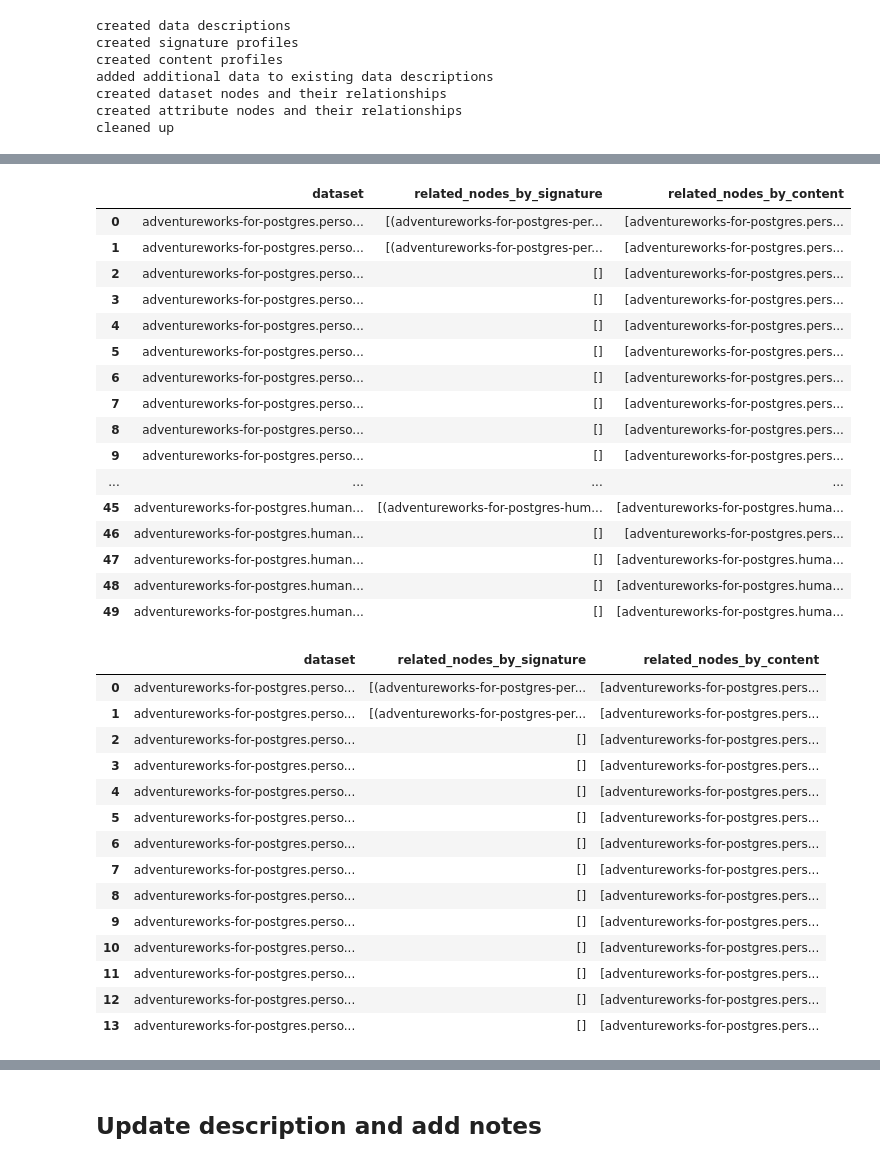
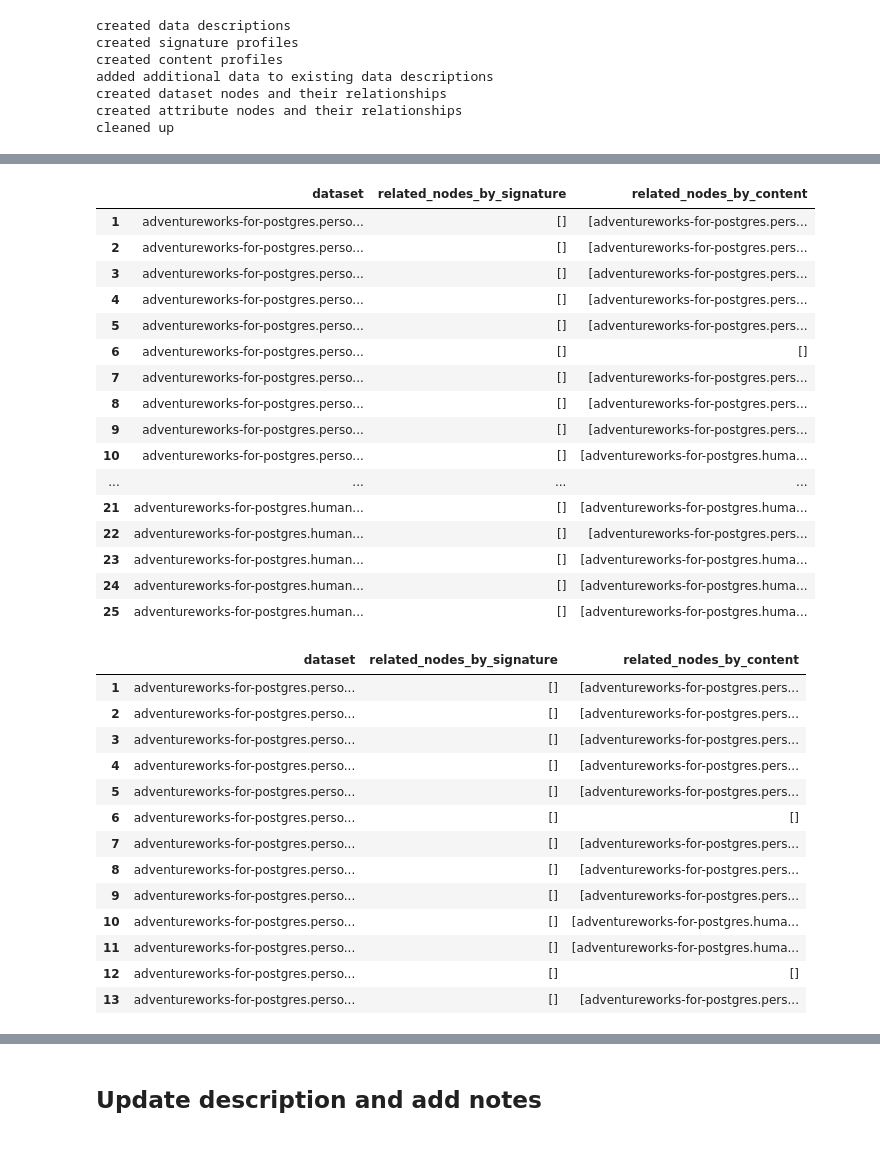
Before and after one commit to cdelmonte-zg/havel-datalake, a Jupyter notebook: havel.ipynb, the cells around one changed output, grey strips where cells are left out. Drawn from its saved outputs; the diff is of its cells as text; code cells hidden in the pictures.

```diff
--- a/havel.ipynb
+++ b/havel.ipynb
@@ -236,17 +242,6 @@ class SearchService:
         except Exception as e:
             if self.debug: print("Delete Index: %s", e)
 
-    def reset_all():
-        all_indices = self.driver.indices.get_alias().keys()
-        print ("\nAttempting to delete", len(all_indices), "indexes.")
-
-        for _index in all_indices:
-            try:
-                if "." not in _index: # avoid deleting indexes like `.kibana`
-                    self.driver.indices.delete(index=_index)
-                    if self.debug: print ("Successfully deleted:", _index)
-            except Exception as error:
-                if self.debug: print ('indices.delete error:', error, 'for index:', _index)
 
     def create_es_schema_signature(self):
         schema = {
@@ -1361,4 +1454,26 @@ def init_experiment_infra(data_to_load, env, reset_on_restart, debug):
     profiles = mainteinance_service.create_profiles(data_to_load)
     data_description_service.add_additional_data(profiles)
     mainteinance_service.update_graph()
+
+
+env = 'dev'
+debug = False
+test_results_directory = './test-results/'
+
+pd.set_option('display.max_rows', None)
+pd.set_option('display.max_columns', None)
+pd.set_option('display.width', None)
+
+search_service = SearchService(Config.search_service_host, Config.search_service_user, Config.search_service_password, env, Config.index_signature, Config.index_content, debug)
+
+graph_service = GraphService(Config.graph_service_host, Config.graph_service_user, Config.graph_service_password, env, debug)
+
+cache = redis.Redis(connection_pool= redis.ConnectionPool(host=Config.cache_host, port=Config.cache_port, db=Config.cache_db))
+
+mainteinance_service = MainteinanceService(env, graph_service, search_service, cache, Config.index_signature, Config.index_content, debug)
+
+data_description_service = DataDescriptionService(db=Config.data_description_service_host_db_prefix + '-'+ env, username=Config.data_description_service_username,
+    password=Config.data_description_service_password,host=Config.data_description_service_host, port=Config.data_description_service_port, env=env, content_analyzer_service=ContentAnalyzerService())
+
+data_exploration_service = DataExplorationService(graph_service=graph_service, search_service=search_service, data_description_service=data_description_service)
 # %% [markdown]
@@ -1754,44 +1866,58 @@ cleaned up
 # %%
-exploration_results = data_exploration_service.explore_by_source(source='adventureworks-for-postgres', treshold_signature='0.8', treshold_content='0.8', dastart=dastart, daend=daend)
+daend = int(datetime.timestamp(datetime.now())*1000)
+dastart = int(datetime.timestamp(datetime(2022, 1, 29, 12, 12, 12))*1000)
+treshold_signature='0.9'
+treshold_content='0.8'
+
+exploration_results = data_exploration_service.explore_by_source(source='adventureworks-for-postgres', treshold_signature=treshold_signature, treshold_content=treshold_content, dastart=dastart, daend=daend)
 
 df = data_exploration_service.format_results(exploration_results)
+df.index = df.index + 1
 display(HTML(df.to_html()))
+df.to_csv(test_results_directory + 'test-ausfuehrung-data-exploration-explore_by_source.csv', sep=',', index=False)
 # %% [output]
 |  | dataset | related_nodes_by_signature | related_nodes_by_content |
-| 0 | adventureworks-for-postgres.perso... | [(adventureworks-for-postgres-per... | [adventureworks-for-postgres.pers... |
-| 1 | adventureworks-for-postgres.perso... | [(adventureworks-for-postgres-per... | [adventureworks-for-postgres.pers... |
+| 1 | adventureworks-for-postgres.perso... | [] | [adventureworks-for-postgres.pers... |
 | 2 | adventureworks-for-postgres.perso... | [] | [adventureworks-for-postgres.pers... |
 | 3 | adventureworks-for-postgres.perso... | [] | [adventureworks-for-postgres.pers... |
 | 4 | adventureworks-for-postgres.perso... | [] | [adventureworks-for-postgres.pers... |
 | 5 | adventureworks-for-postgres.perso... | [] | [adventureworks-for-postgres.pers... |
-| 6 | adventureworks-for-postgres.perso... | [] | [adventureworks-for-postgres.pers... |
+| 6 | adventureworks-for-postgres.perso... | [] | [] |
 | 7 | adventureworks-for-postgres.perso... | [] | [adventureworks-for-postgres.pers... |
 | 8 | adventureworks-for-postgres.perso... | [] | [adventureworks-for-postgres.pers... |
 | 9 | adventureworks-for-postgres.perso... | [] | [adventureworks-for-postgres.pers... |
+| 10 | adventureworks-for-postgres.perso... | [] | [adventureworks-for-postgres.huma... |
 | ... | ... | ... | ... |
-| 45 | adventureworks-for-postgres.human... | [(adventureworks-for-postgres-hum... | [adventureworks-for-postgres.huma... |
-| 46 | adventureworks-for-postgres.human... | [] | [adventureworks-for-postgres.pers... |
-| 47 | adventureworks-for-postgres.human... | [] | [adventureworks-for-postgres.huma... |
-| 48 | adventureworks-for-postgres.human... | [] | [adventureworks-for-postgres.huma... |
-| 49 | adventureworks-for-postgres.human... | [] | [adventureworks-for-postgres.huma... |
+| 21 | adventureworks-for-postgres.human... | [] | [adventureworks-for-postgres.huma... |
+| 22 | adventureworks-for-postgres.human... | [] | [adventureworks-for-postgres.pers... |
+| 23 | adventureworks-for-postgres.human... | [] | [adventureworks-for-postgres.huma... |
+| 24 | adventureworks-for-postgres.human... | [] | [adventureworks-for-postgres.huma... |
+| 25 | adventureworks-for-postgres.human... | [] | [adventureworks-for-postgres.huma... |
 # %%
-exploration_results = data_exploration_service.explore_by_schema('person', '0.8', '1.0', dastart, daend)
+daend = int(datetime.timestamp(datetime.now())*1000)
+dastart = int(datetime.timestamp(datetime(2022, 1, 29, 12, 12, 12))*1000)
+treshold_signature='0.9'
+treshold_content='0.8'
+
+exploration_results = data_exploration_service.explore_by_schema(schema='person', treshold_signature=treshold_signature, treshold_content=treshold_content, dastart=dastart, daend=daend)
+
 df = data_exploration_service.format_results(exploration_results)
+df.index = df.index + 1
 display(HTML(df.to_html()))
+df.to_csv(test_results_directory + 'test-ausfuehrung-data-exploration-explore-by-schema.csv', sep=',', index=False)
 # %% [output]
 |  | dataset | related_nodes_by_signature | related_nodes_by_content |
-| 0 | adventureworks-for-postgres.perso... | [(adventureworks-for-postgres-per... | [adventureworks-for-postgres.pers... |
-| 1 | adventureworks-for-postgres.perso... | [(adventureworks-for-postgres-per... | [adventureworks-for-postgres.pers... |
+| 1 | adventureworks-for-postgres.perso... | [] | [adventureworks-for-postgres.pers... |
 | 2 | adventureworks-for-postgres.perso... | [] | [adventureworks-for-postgres.pers... |
 | 3 | adventureworks-for-postgres.perso... | [] | [adventureworks-for-postgres.pers... |
 | 4 | adventureworks-for-postgres.perso... | [] | [adventureworks-for-postgres.pers... |
 | 5 | adventureworks-for-postgres.perso... | [] | [adventureworks-for-postgres.pers... |
-| 6 | adventureworks-for-postgres.perso... | [] | [adventureworks-for-postgres.pers... |
+| 6 | adventureworks-for-postgres.perso... | [] | [] |
 | 7 | adventureworks-for-postgres.perso... | [] | [adventureworks-for-postgres.pers... |
 | 8 | adventureworks-for-postgres.perso... | [] | [adventureworks-for-postgres.pers... |
 | 9 | adventureworks-for-postgres.perso... | [] | [adventureworks-for-postgres.pers... |
-| 10 | adventureworks-for-postgres.perso... | [] | [adventureworks-for-postgres.pers... |
-| 11 | adventureworks-for-postgres.perso... | [] | [adventureworks-for-postgres.pers... |
-| 12 | adventureworks-for-postgres.perso... | [] | [adventureworks-for-postgres.pers... |
+| 10 | adventureworks-for-postgres.perso... | [] | [adventureworks-for-postgres.huma... |
+| 11 | adventureworks-for-postgres.perso... | [] | [adventureworks-for-postgres.huma... |
+| 12 | adventureworks-for-postgres.perso... | [] | [] |
 | 13 | adventureworks-for-postgres.perso... | [] | [adventureworks-for-postgres.pers... |
 # %%
```
Also changed, not shown: parts of 23 cells of this notebook, 6 other files.
